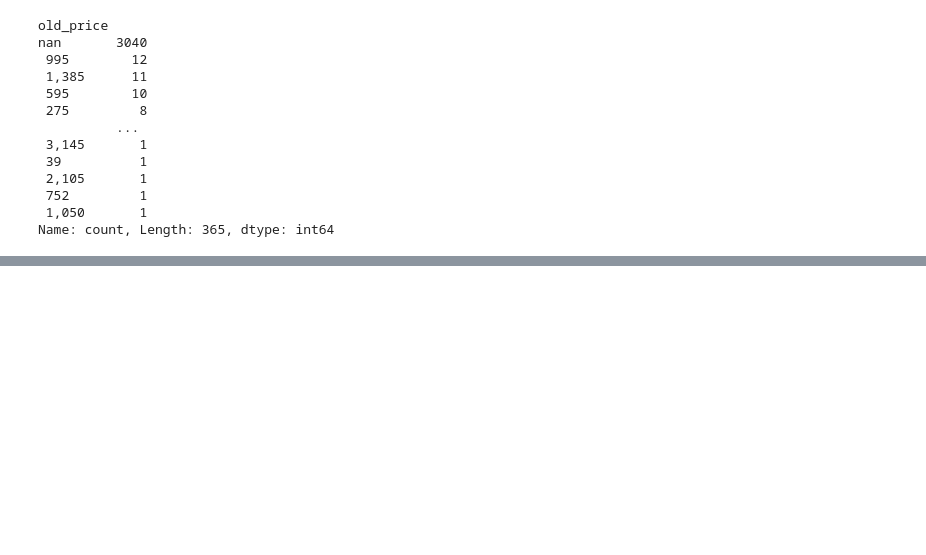
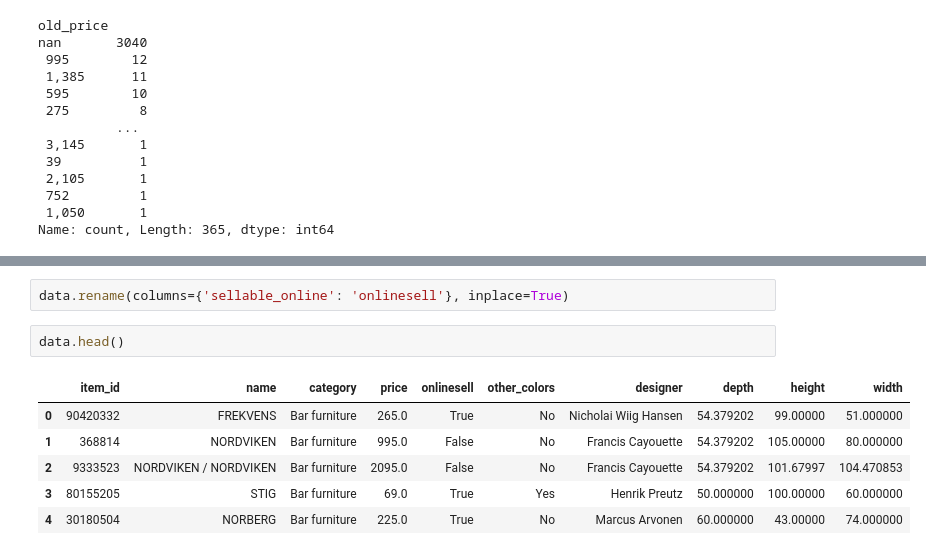
Before and after one commit to sumukhbhandarkar/ds-ai-ml-iiit-bangalore, a Jupyter notebook: sql-stats-essentials/EDA/live-session-June1.ipynb, the cells around one changed output, grey strips where cells are left out. Drawn from its saved outputs; the diff is of its cells as text; blank space fills up the shorter version.

```diff
--- a/sql-stats-essentials/EDA/live-session-June1.ipynb
+++ b/sql-stats-essentials/EDA/live-session-June1.ipynb
@@ -149,0 +234,11 @@ Name: count, Length: 365, dtype: int64
+# %%
+data.rename(columns={'sellable_online': 'onlinesell'}, inplace=True)
+# %%
+data.head()
+# %% [output]
+|  | item_id | name | category | price | onlinesell | other_colors | designer | depth | height | width |
+| 0 | 90420332 | FREKVENS | Bar furniture | 265.0 | True | No | Nicholai Wiig Hansen | 54.379202 | 99.00000 | 51.000000 |
+| 1 | 368814 | NORDVIKEN | Bar furniture | 995.0 | False | No | Francis Cayouette | 54.379202 | 105.00000 | 80.000000 |
+| 2 | 9333523 | NORDVIKEN / NORDVIKEN | Bar furniture | 2095.0 | False | No | Francis Cayouette | 54.379202 | 101.67997 | 104.470853 |
+| 3 | 80155205 | STIG | Bar furniture | 69.0 | True | Yes | Henrik Preutz | 50.000000 | 100.00000 | 60.000000 |
+| 4 | 30180504 | NORBERG | Bar furniture | 225.0 | True | No | Marcus Arvonen | 60.000000 | 43.00000 | 74.000000 |
```
Also changed, not shown: parts of 12 cells of this notebook.
